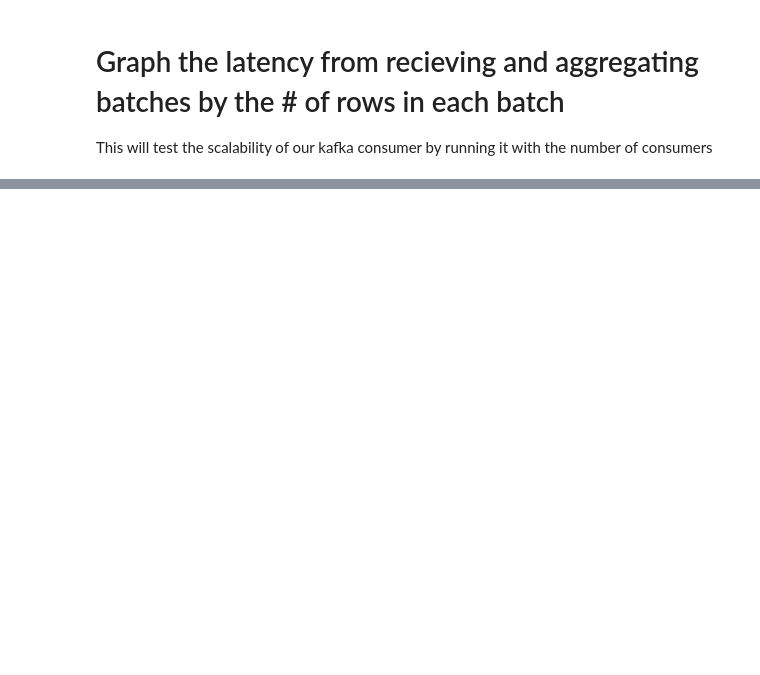
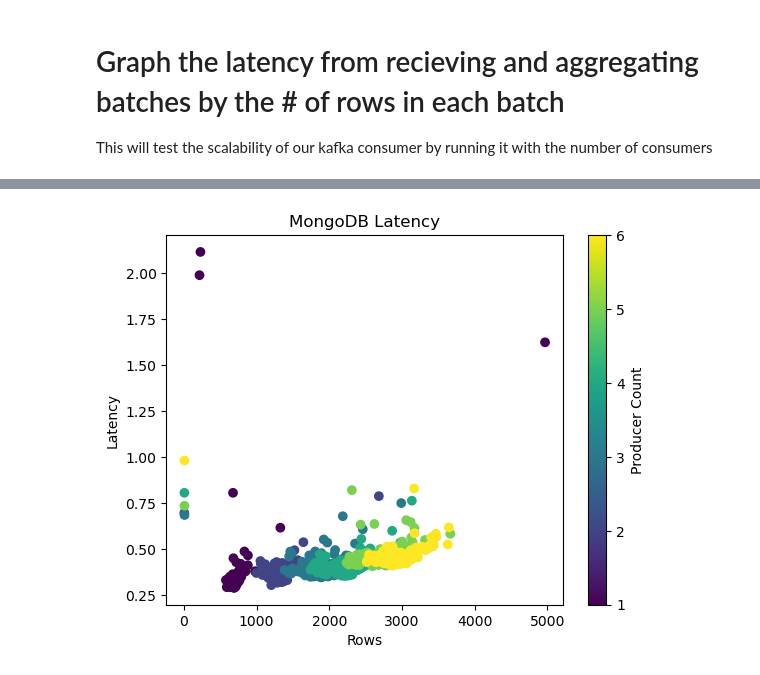
Before and after one commit to Nathanjarvis1/CIS731FinalProject, a Jupyter notebook: graphing.ipynb, the cells around one changed output, grey strips where cells are left out. Cells and saved outputs as stored; diff of their text form; code cells hidden in the pictures; blank space fills up the shorter version.

```diff
--- a/graphing.ipynb
+++ b/graphing.ipynb
@@ -43,0 +44,40 @@ plt.show()
+# %%
+import json
+import pandas as pd
+import matplotlib.pyplot as plt
+
+# Load the JSON data
+with open('data/latencies_batch_w_mongo.json') as f:
+    data = json.load(f)
+
+# Flatten the JSON structure
+flattened_data = []
+for key, values in data.items():
+    for entry in values:
+        if isinstance(entry, dict):
+            entry['key'] = key
+            flattened_data.append(entry)
+        else:
+            flattened_data.append({'key': key, 'latency': entry})
+
+# Convert flattened data to a pandas DataFrame
+df = pd.DataFrame(flattened_data)
+
+# Map keys to numerical values for coloring
+key_mapping = {key: idx for idx, key in enumerate(df['key'].unique())}
+df['key_color'] = df['key'].map(key_mapping)
+
+# Create a scatter plot
+scatter = plt.scatter(df['rows'], df['latency'], c=df['key_color'], cmap='viridis')
+plt.xlabel('Rows')
+plt.ylabel('Latency')
+plt.title('MongoDB Latency')
+
+# Create a color bar with the correct labels
+cbar = plt.colorbar(scatter, ticks=range(len(key_mapping)))
+cbar.ax.set_yticklabels(key_mapping.keys())
+cbar.set_label('Producer Count')
+
+plt.show()
+# %% [output]
+[figure, added]
```
Also changed, not shown: parts of 1 cell of this notebook, 4 other files.
